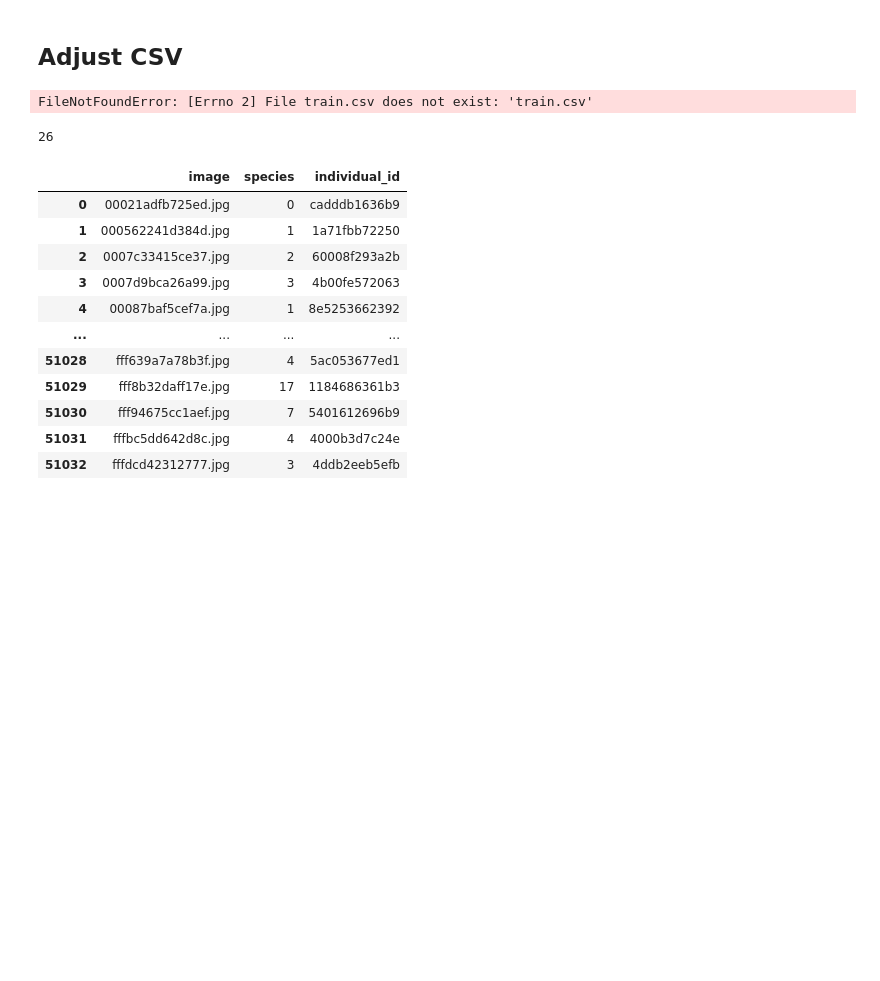
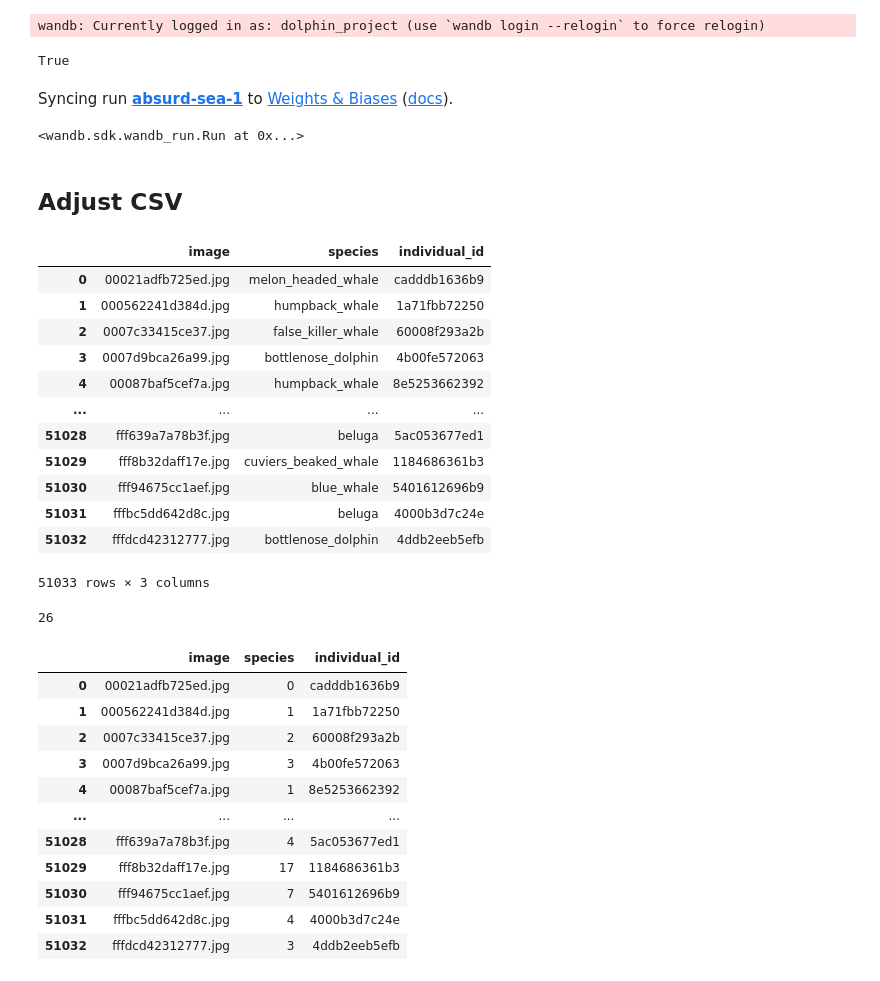
Before and after one commit to oliverweissl/MachineLearning-Project, a Jupyter notebook: base_performance_test.ipynb, the cells around one changed output. Saved outputs shown, nothing was run; the diff lists cells and outputs as text; code cells hidden in the pictures; blank space fills up the shorter version.

Commit message:
CNN and resized dataset code, no test set implemented

```diff
--- a/base_performance_test.ipynb
+++ b/base_performance_test.ipynb
@@ -33,20 +56,55 @@ from os import listdir
+# %%
+wandb.login()
+# %% [output]
+wandb: Currently logged in as: dolphin_project (use `wandb login --relogin` to force relogin)
+True
+# %%
+# Constants
+BR = 0.2
+BATCH_SIZE = 16
+ROT, SCALE = 10, 0.1
+NUM_CLASSES = 26
+DESIRED_SIZE = (218, 145)
+TRAIN_DIR = "I:/University/Courses/Machine Learning/dolphin_dataset/"
+LR = 0.0001
+
+wandb.init(project="dolphin_project ",
+           config={
+               "batch_size": BATCH_SIZE,
+               "dataset": "dolphin",
+           })
+# %% [output]
+Syncing run absurd-sea-1 to Weights & Biases (docs).
+<wandb.sdk.wandb_run.Run at 0x...>
 # %% [markdown]
 ## Adjust CSV
 # %%
 #adjust names to fit
-train_csv = "train.csv"
+train_csv = TRAIN_DIR + "train.csv"
 train_df = pd.read_csv(train_csv)
 train_df.species.replace({"globis": "short_finned_pilot_whale",
                           "pilot_whale": "short_finned_pilot_whale",
                           "kiler_whale": "killer_whale",
                           "bottlenose_dolpin": "bottlenose_dolphin"}, inplace=True)
 
 species_labels = list(train_df.species.unique())
 images = train_df['image']
 sid = train_df['individual_id']
 train_df
 # %% [output]
+|  | image | species | individual_id |
+| 0 | 00021adfb725ed.jpg | melon_headed_whale | cadddb1636b9 |
+| 1 | 000562241d384d.jpg | humpback_whale | 1a71fbb72250 |
+| 2 | 0007c33415ce37.jpg | false_killer_whale | 60008f293a2b |
+| 3 | 0007d9bca26a99.jpg | bottlenose_dolphin | 4b00fe572063 |
+| 4 | 00087baf5cef7a.jpg | humpback_whale | 8e5253662392 |
+| ... | ... | ... | ... |
+| 51028 | fff639a7a78b3f.jpg | beluga | 5ac053677ed1 |
+| 51029 | fff8b32daff17e.jpg | cuviers_beaked_whale | 1184686361b3 |
+| 51030 | fff94675cc1aef.jpg | blue_whale | 5401612696b9 |
+| 51031 | fffbc5dd642d8c.jpg | beluga | 4000b3d7c24e |
+| 51032 | fffdcd42312777.jpg | bottlenose_dolphin | 4ddb2eeb5efb |
-FileNotFoundError: [Errno 2] File train.csv does not exist: 'train.csv'
+51033 rows × 3 columns
 # %%
 train_df.species.unique()
 len(train_df.species.unique())
```
Also changed, not shown: parts of 23 cells of this notebook.
